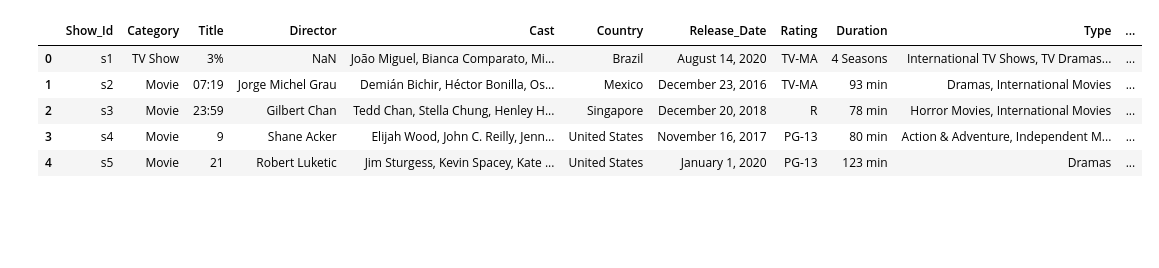
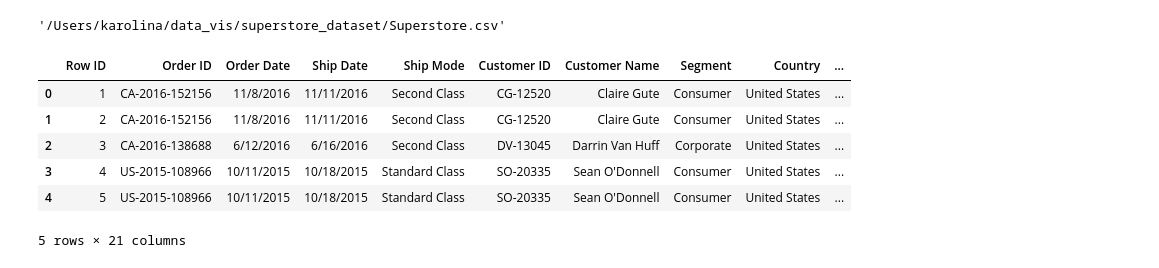
Before and after one commit to KarolinaT92/data_vis, a Jupyter notebook: data_exploration/explore_data.ipynb, the cells around one changed output. Drawn from its saved outputs; the diff is of its cells as text; code cells hidden in the pictures; blank space fills up the shorter version.

Commit message:
new dataset added

```diff
--- a/data_exploration/explore_data.ipynb
+++ b/data_exploration/explore_data.ipynb
@@ -1,16 +1,23 @@
 # %%
 import pandas as pd
 import numpy as np
-from path_variables import PATH
+import matplotlib.pyplot as plt
+import seaborn as sns
+
+from data_exploration.path_variables import PATH
+PATH
+# %% [output]
+'/Users/karolina/data_vis/superstore_dataset/Superstore.csv'
 # %%
+df = pd.read_csv(PATH, encoding="latin1")
 
-netflix_df = pd.read_csv(path_variables.PATH)
-netflix_df.head()
+df.head()
 # %% [output]
-|  | Show_Id | Category | Title | Director | Cast | Country | Release_Date | Rating | Duration | Type | ... |
-| 0 | s1 | TV Show | 3% | NaN | João Miguel, Bianca Comparato, Mi... | Brazil | August 14, 2020 | TV-MA | 4 Seasons | International TV Shows, TV Dramas... | ... |
-| 1 | s2 | Movie | 07:19 | Jorge Michel Grau | Demián Bichir, Héctor Bonilla, Os... | Mexico | December 23, 2016 | TV-MA | 93 min | Dramas, International Movies | ... |
-| 2 | s3 | Movie | 23:59 | Gilbert Chan | Tedd Chan, Stella Chung, Henley H... | Singapore | December 20, 2018 | R | 78 min | Horror Movies, International Movies | ... |
-| 3 | s4 | Movie | 9 | Shane Acker | Elijah Wood, John C. Reilly, Jenn... | United States | November 16, 2017 | PG-13 | 80 min | Action & Adventure, Independent M... | ... |
-| 4 | s5 | Movie | 21 | Robert Luketic | Jim Sturgess, Kevin Spacey, Kate ... | United States | January 1, 2020 | PG-13 | 123 min | Dramas | ... |
+|  | Row ID | Order ID | Order Date | Ship Date | Ship Mode | Customer ID | Customer Name | Segment | Country | ... |
+| 0 | 1 | CA-2016-152156 | 11/8/2016 | 11/11/2016 | Second Class | CG-12520 | Claire Gute | Consumer | United States | ... |
+| 1 | 2 | CA-2016-152156 | 11/8/2016 | 11/11/2016 | Second Class | CG-12520 | Claire Gute | Consumer | United States | ... |
+| 2 | 3 | CA-2016-138688 | 6/12/2016 | 6/16/2016 | Second Class | DV-13045 | Darrin Van Huff | Corporate | United States | ... |
+| 3 | 4 | US-2015-108966 | 10/11/2015 | 10/18/2015 | Standard Class | SO-20335 | Sean O'Donnell | Consumer | United States | ... |
+| 4 | 5 | US-2015-108966 | 10/11/2015 | 10/18/2015 | Standard Class | SO-20335 | Sean O'Donnell | Consumer | United States | ... |
+5 rows × 21 columns
 # %%
```
Also changed, not shown: parts of 7 cells of this notebook, 13 other files.
